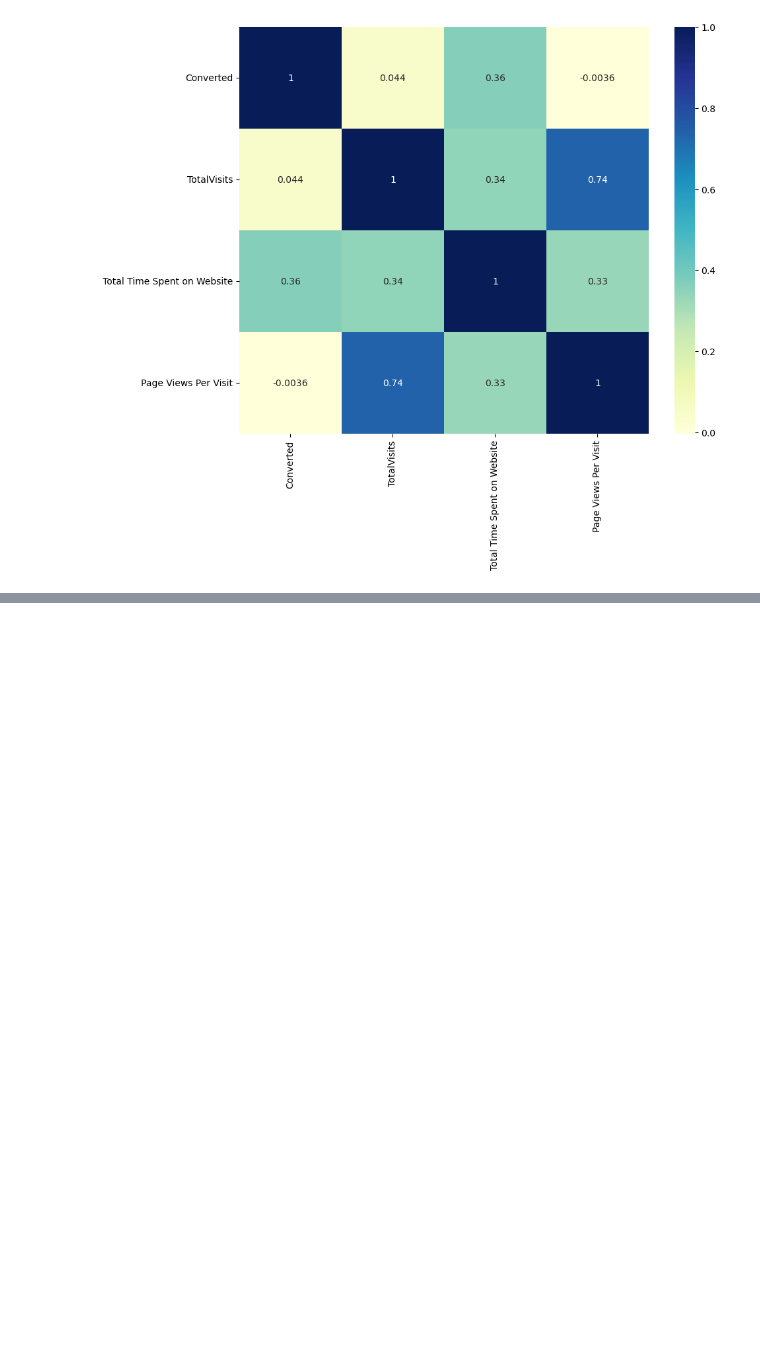
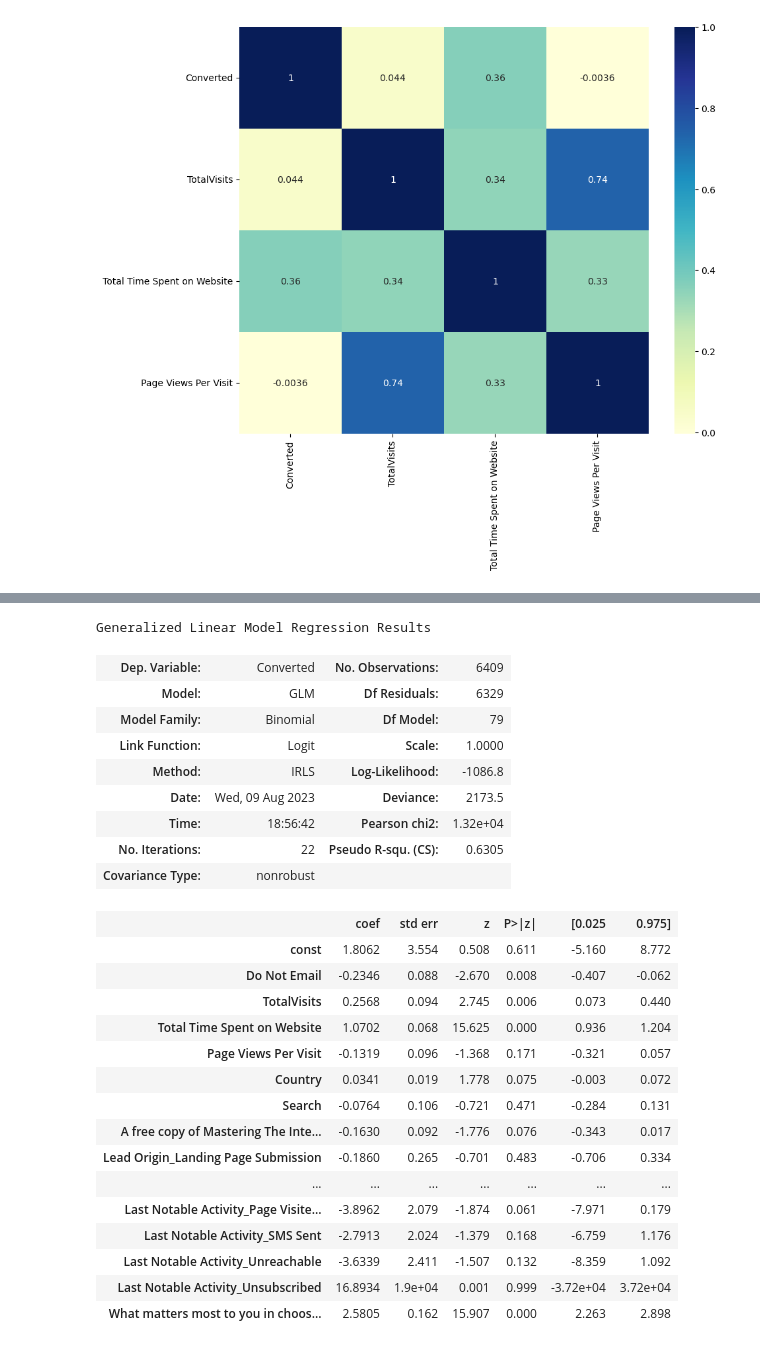
Before and after one commit to chitra1710/First_Repro, a Jupyter notebook: Lead_Scoring.ipynb, the cells around one changed output, grey strips where cells are left out. Drawn from its saved outputs; the diff is of its cells as text; code cells hidden in the pictures; blank space fills up the shorter version.

```diff
--- a/Lead_Scoring.ipynb
+++ b/Lead_Scoring.ipynb
@@ -764,0 +1404,7 @@ df.head()
+# %%
+X_train_sm=X_train_sm.drop(['const','What matters most to you in choosing a course_Not Provided'],axis=1)
+
+X_train_sm = sm.add_constant(X_train_sm)
+logm4 = sm.GLM(y_train,X_train_sm, family = sm.families.Binomial())
+res = logm4.fit()
+res.summary()
@@ -764,0 +1414,11 @@ df.head()
+# %%
+# Create a dataframe that will contain the names of all the feature variables and their respective VIFs
+X_train_sm=X_train_sm.drop(['const'],axis=1)
+
+vif = pd.DataFrame()
+X = X_train_sm
+vif['Features'] = X.columns
+vif['VIF'] = [variance_inflation_factor(X.values, i) for i in range(X.shape[1])]
+vif['VIF'] = round(vif['VIF'], 2)
+vif = vif.sort_values(by = "VIF", ascending = False)
+vif
@@ -764,0 +1441,33 @@ df.head()
+# %%
+X_train_sm=X_train_sm.drop(['What is your current occupation_Unemployed'],axis=1)
+X_train_sm = sm.add_constant(X_train_sm)
+logm5 = sm.GLM(y_train,X_train_sm, family = sm.families.Binomial())
+res = logm5.fit()
+res.summary()
+# %% [output]
+Generalized Linear Model Regression Results
+| Dep. Variable: | Converted | No. Observations: | 6409 |
+| Model: | GLM | Df Residuals: | 6329 |
+| Model Family: | Binomial | Df Model: | 79 |
+| Link Function: | Logit | Scale: | 1.0000 |
+| Method: | IRLS | Log-Likelihood: | -1086.8 |
+| Date: | Wed, 09 Aug 2023 | Deviance: | 2173.5 |
+| Time: | 18:56:42 | Pearson chi2: | 1.32e+04 |
+| No. Iterations: | 22 | Pseudo R-squ. (CS): | 0.6305 |
+| Covariance Type: | nonrobust |  |  |
+|  | coef | std err | z | P>|z| | [0.025 | 0.975] |
+| const | 1.8062 | 3.554 | 0.508 | 0.611 | -5.160 | 8.772 |
+| Do Not Email | -0.2346 | 0.088 | -2.670 | 0.008 | -0.407 | -0.062 |
+| TotalVisits | 0.2568 | 0.094 | 2.745 | 0.006 | 0.073 | 0.440 |
+| Total Time Spent on Website | 1.0702 | 0.068 | 15.625 | 0.000 | 0.936 | 1.204 |
+| Page Views Per Visit | -0.1319 | 0.096 | -1.368 | 0.171 | -0.321 | 0.057 |
+| Country | 0.0341 | 0.019 | 1.778 | 0.075 | -0.003 | 0.072 |
+| Search | -0.0764 | 0.106 | -0.721 | 0.471 | -0.284 | 0.131 |
+| A free copy of Mastering The Inte... | -0.1630 | 0.092 | -1.776 | 0.076 | -0.343 | 0.017 |
+| Lead Origin_Landing Page Submission | -0.1860 | 0.265 | -0.701 | 0.483 | -0.706 | 0.334 |
+| ... | ... | ... | ... | ... | ... | ... |
+| Last Notable Activity_Page Visite... | -3.8962 | 2.079 | -1.874 | 0.061 | -7.971 | 0.179 |
+| Last Notable Activity_SMS Sent | -2.7913 | 2.024 | -1.379 | 0.168 | -6.759 | 1.176 |
+| Last Notable Activity_Unreachable | -3.6339 | 2.411 | -1.507 | 0.132 | -8.359 | 1.092 |
+| Last Notable Activity_Unsubscribed | 16.8934 | 1.9e+04 | 0.001 | 0.999 | -3.72e+04 | 3.72e+04 |
+| What matters most to you in choos... | 2.5805 | 0.162 | 15.907 | 0.000 | 2.263 | 2.898 |
```
Also changed, not shown: parts of 95 cells of this notebook.
